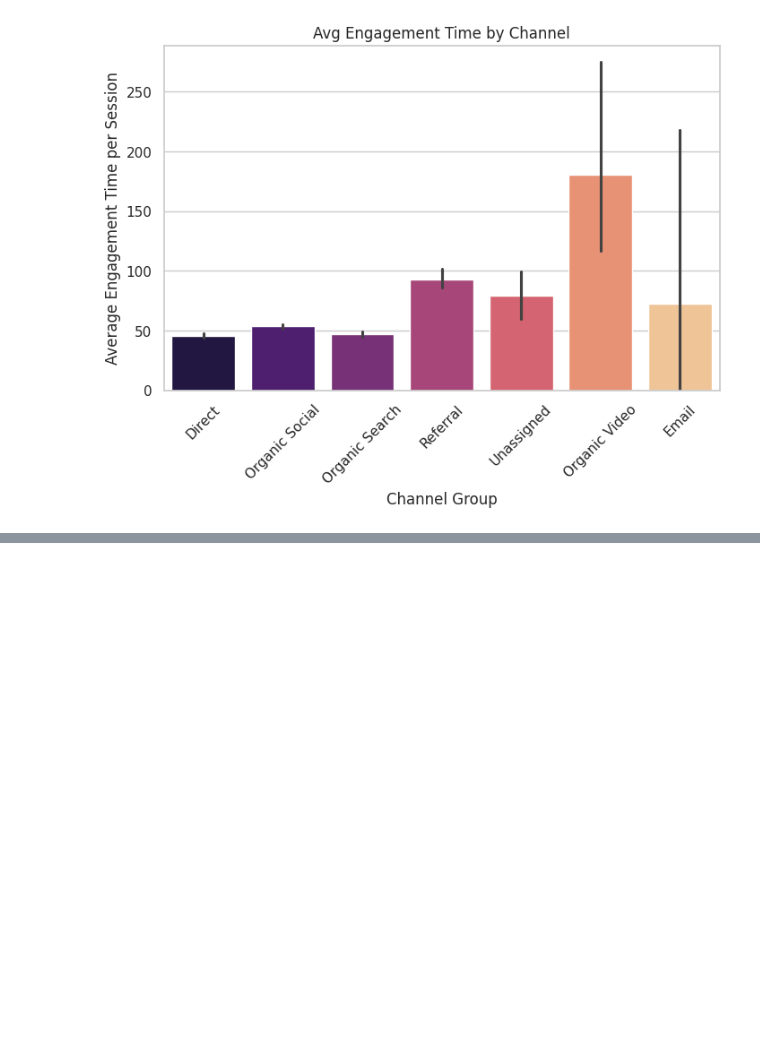
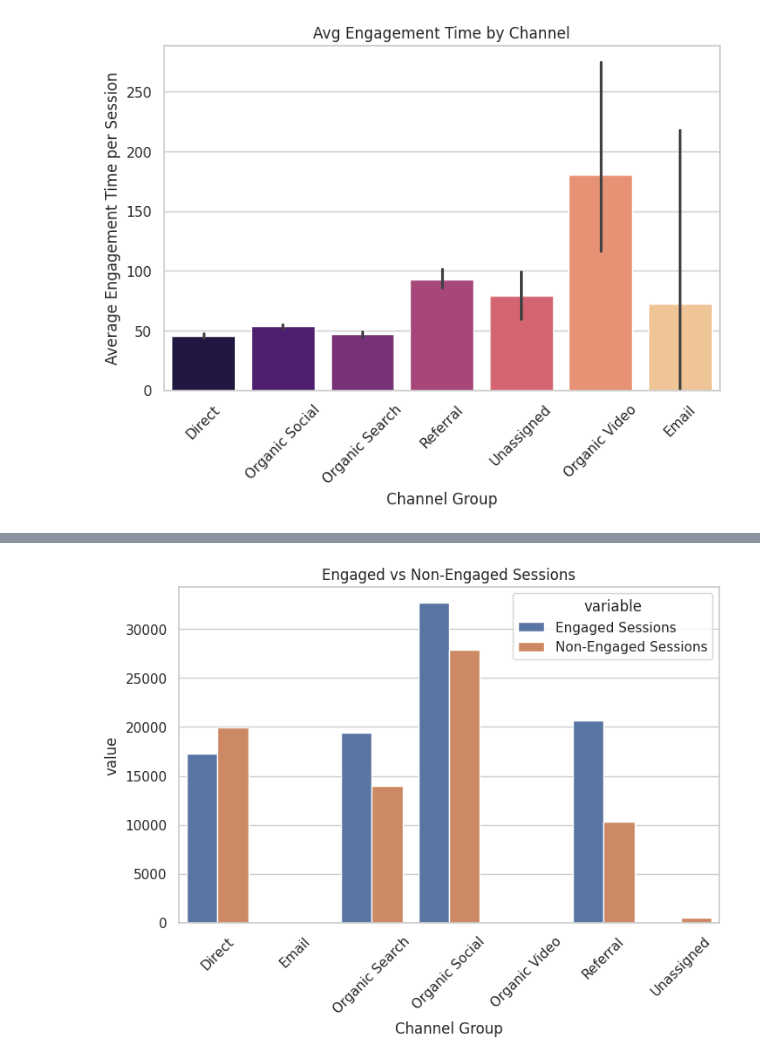
Before and after one commit to Dhananjay0705/Website-Data-Analysis-with-Python, a Jupyter notebook: Website_performance_Analysis.ipynb, the cells around one changed output, grey strips where cells are left out. Saved outputs shown, nothing was run; the diff lists cells and outputs as text; code cells hidden in the pictures; blank space fills up the shorter version.

```diff
--- a/Website_performance_Analysis.ipynb
+++ b/Website_performance_Analysis.ipynb
@@ -178,0 +210,11 @@ Passing `palette` without assigning `hue` is deprecated and will be removed in v
+# %%
+session_df = df.groupby("Channel Group")[["Sessions","Engaged Sessions"]].sum().reset_index()
+session_df["Non-Engaged Sessions"] = session_df["Sessions"] - session_df["Engaged Sessions"]
+session_df_melted = session_df.melt(id_vars = "Channel Group",value_vars=["Engaged Sessions","Non-Engaged Sessions"])
+plt.figure(figsize=(8,5))
+sns.barplot(data=session_df_melted,x = "Channel Group",y = "value",hue = "variable")
+plt.title("Engaged vs Non-Engaged Sessions")
+plt.xticks(rotation = 45)
+plt.show()
+# %% [output]
+[figure, added]
```
Also changed, not shown: parts of 9 cells of this notebook.
